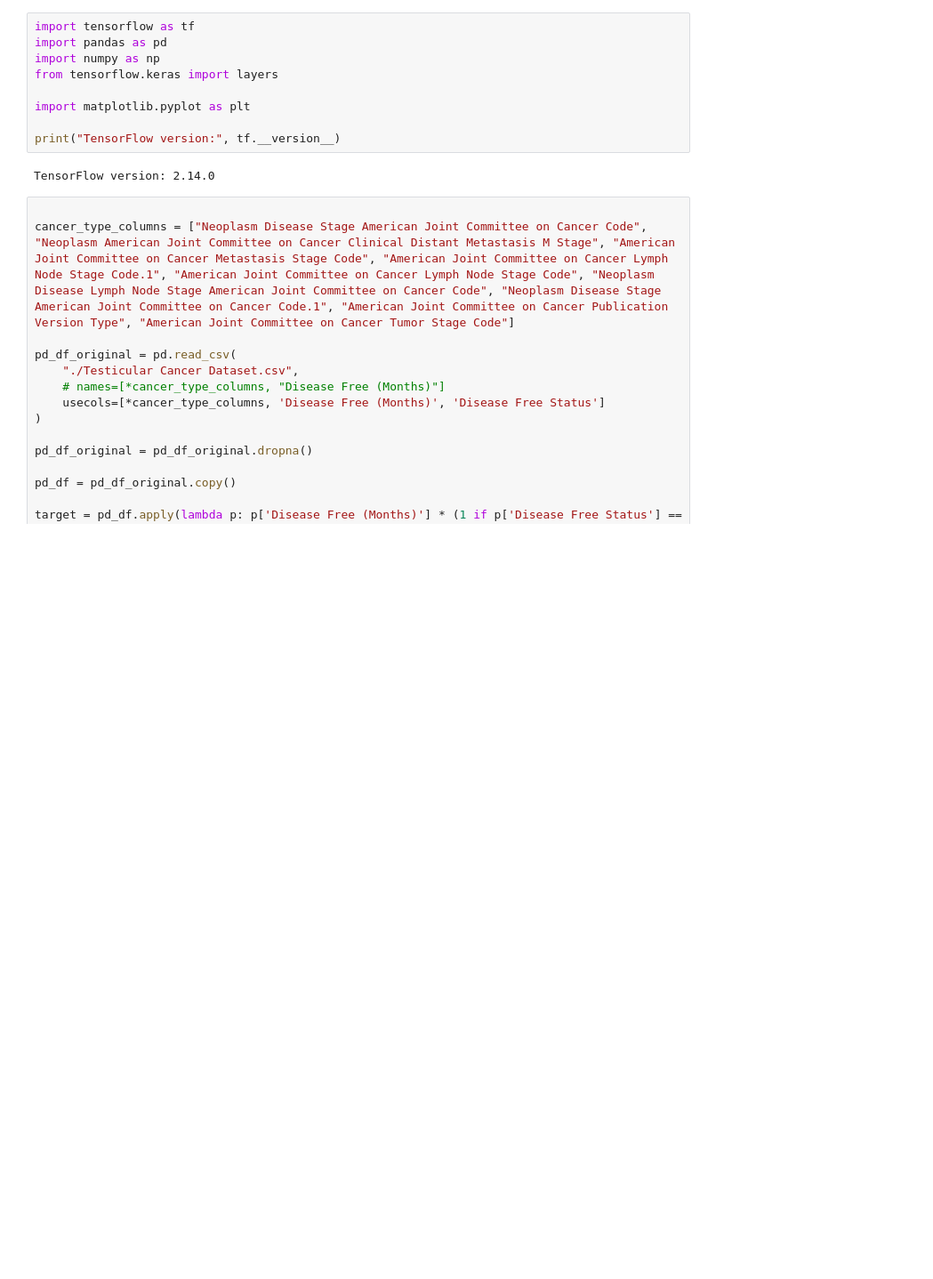
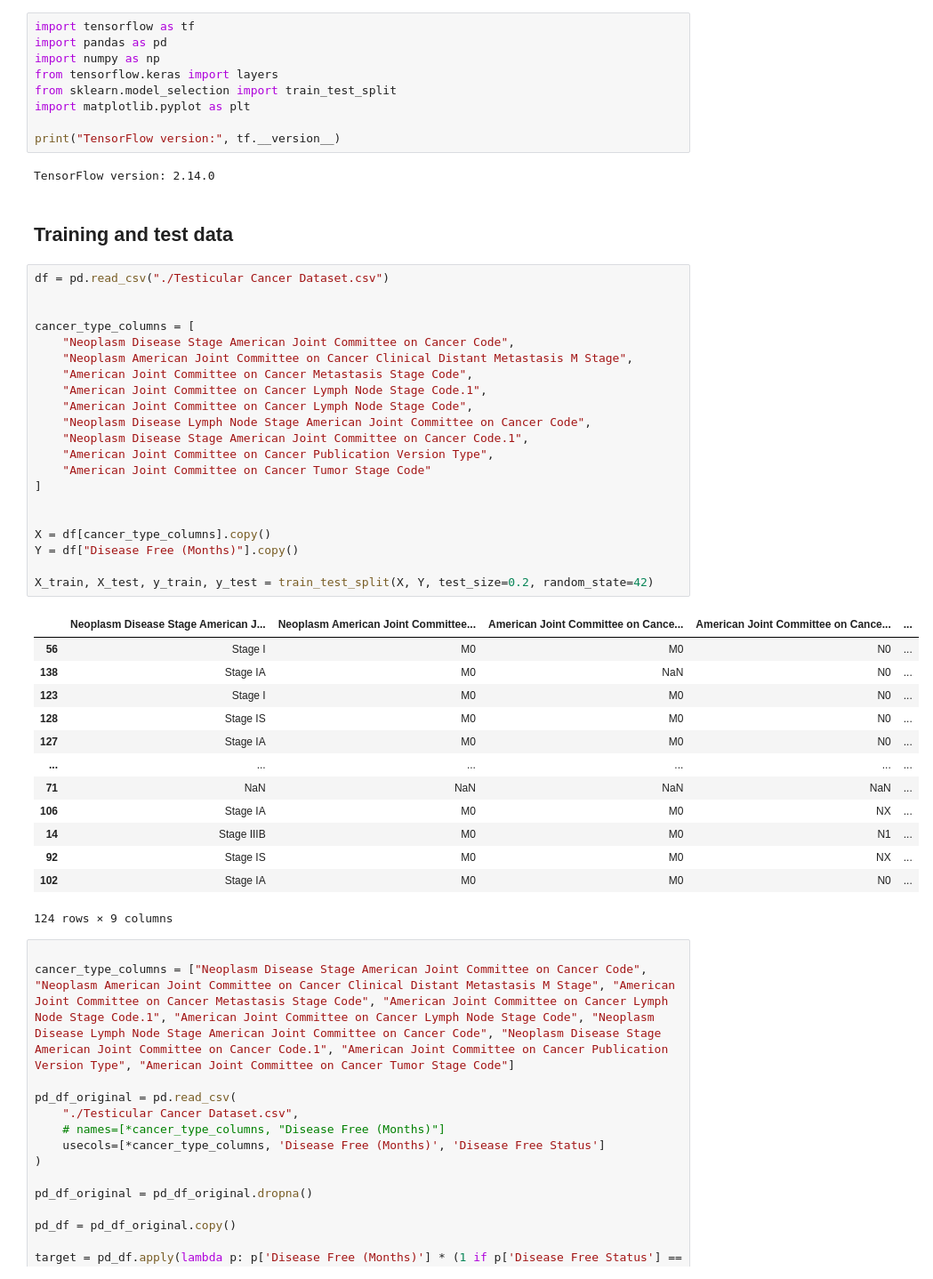
Before and after one commit to JakobLien/ML-repo, a Jupyter notebook: main.ipynb, the cells around one changed output. Shown: that part at 89% size. Drawn from its saved outputs; the diff is of its cells as text; blank space fills up the shorter version.

Commit message:
Added the train/test data

```diff
--- a/main.ipynb
+++ b/main.ipynb
@@ -3,12 +3,49 @@ import tensorflow as tf
 import pandas as pd
 import numpy as np
 from tensorflow.keras import layers
-
+from sklearn.model_selection import train_test_split
 import matplotlib.pyplot as plt
 
 print("TensorFlow version:", tf.__version__)
 # %% [output]
 TensorFlow version: 2.14.0
+# %% [markdown]
+## Training and test data
+# %%
+df = pd.read_csv("./Testicular Cancer Dataset.csv")
+
+
+cancer_type_columns = [
+    "Neoplasm Disease Stage American Joint Committee on Cancer Code",
+    "Neoplasm American Joint Committee on Cancer Clinical Distant Metastasis M Stage",
+    "American Joint Committee on Cancer Metastasis Stage Code",
+    "American Joint Committee on Cancer Lymph Node Stage Code.1",
+    "American Joint Committee on Cancer Lymph Node Stage Code",
+    "Neoplasm Disease Lymph Node Stage American Joint Committee on Cancer Code",
+    "Neoplasm Disease Stage American Joint Committee on Cancer Code.1",
+    "American Joint Committee on Cancer Publication Version Type",
+    "American Joint Committee on Cancer Tumor Stage Code"
+]
+
+
+X = df[cancer_type_columns].copy()
+Y = df["Disease Free (Months)"].copy()
+
+X_train, X_test, y_train, y_test = train_test_split(X, Y, test_size=0.2, random_state=42)
+# %% [output]
+|  | Neoplasm Disease Stage American J... | Neoplasm American Joint Committee... | American Joint Committee on Cance... | American Joint Committee on Cance... | ... |
+| 56 | Stage I | M0 | M0 | N0 | ... |
+| 138 | Stage IA | M0 | NaN | N0 | ... |
+| 123 | Stage I | M0 | M0 | N0 | ... |
+| 128 | Stage IS | M0 | M0 | N0 | ... |
+| 127 | Stage IA | M0 | M0 | N0 | ... |
+| ... | ... | ... | ... | ... | ... |
+| 71 | NaN | NaN | NaN | NaN | ... |
+| 106 | Stage IA | M0 | M0 | NX | ... |
+| 14 | Stage IIIB | M0 | M0 | N1 | ... |
+| 92 | Stage IS | M0 | M0 | NX | ... |
+| 102 | Stage IA | M0 | M0 | N0 | ... |
+124 rows × 9 columns
 # %%
 
 cancer_type_columns = ["Neoplasm Disease Stage American Joint Committee on Cancer Code", "Neoplasm American Joint Committee on Cancer Clinical Distant Metastasis M Stage", "American Joint Committee on Cancer Metastasis Stage Code", "American Joint Committee on Cancer Lymph Node Stage Code.1", "American Joint Committee on Cancer Lymph Node Stage Code", "Neoplasm Disease Lymph Node Stage American Joint Committee on Cancer Code", "Neoplasm Disease Stage American Joint Committee on Cancer Code.1", "American Joint Committee on Cancer Publication Version Type", "American Joint Committee on Cancer Tumor Stage Code"]
```
Also changed, not shown: parts of 1 cell of this notebook.
